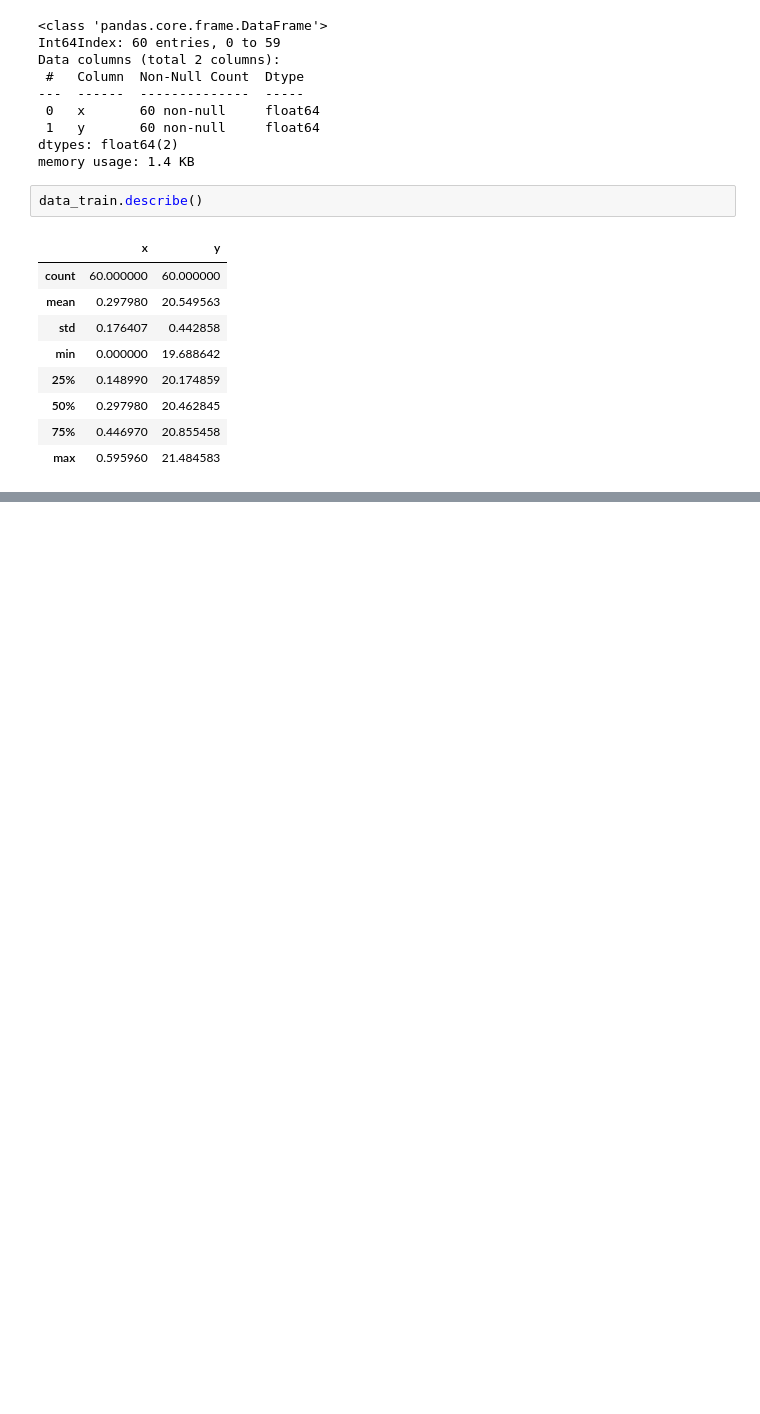
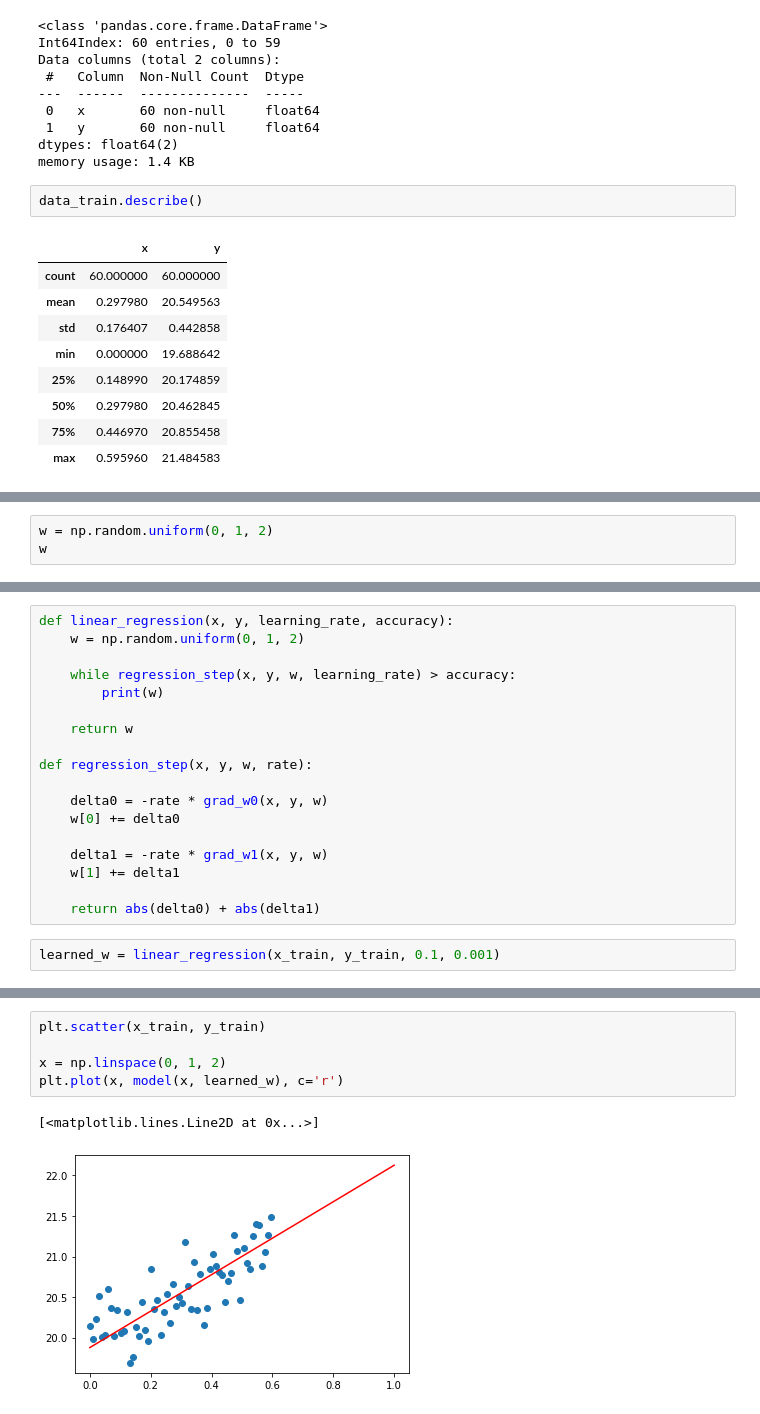
Before and after one commit to Valemos/ml_labs, a Jupyter notebook: lab1_linear_regression.ipynb, the cells around one changed output, grey strips where cells are left out. Drawn from its saved outputs; the diff is of its cells as text; blank space fills up the shorter version.

Commit message:
finished lab 1 regression

```diff
--- a/lab1_linear_regression.ipynb
+++ b/lab1_linear_regression.ipynb
@@ -39,0 +91,3 @@ plt.scatter(data_train["x"], data_train["y"])
+# %%
+w = np.random.uniform(0, 1, 2)
+w
@@ -39,0 +96,20 @@ plt.scatter(data_train["x"], data_train["y"])
+# %%
+def linear_regression(x, y, learning_rate, accuracy):
+    w = np.random.uniform(0, 1, 2)
+
+    while regression_step(x, y, w, learning_rate) > accuracy:
+        print(w)
+
+    return w
+
+def regression_step(x, y, w, rate):
+
+    delta0 = -rate * grad_w0(x, y, w)
+    w[0] += delta0
+
+    delta1 = -rate * grad_w1(x, y, w)
+    w[1] += delta1
+
+    return abs(delta0) + abs(delta1)
+# %%
+learned_w = linear_regression(x_train, y_train, 0.1, 0.001)
@@ -39,0 +134,8 @@ plt.scatter(data_train["x"], data_train["y"])
+# %%
+plt.scatter(x_train, y_train)
+
+x = np.linspace(0, 1, 2)
+plt.plot(x, model(x, learned_w), c='r')
+# %% [output]
+[<matplotlib.lines.Line2D at 0x...>]
+[figure, added]
```
Also changed, not shown: parts of 17 cells of this notebook, 1 other file.
